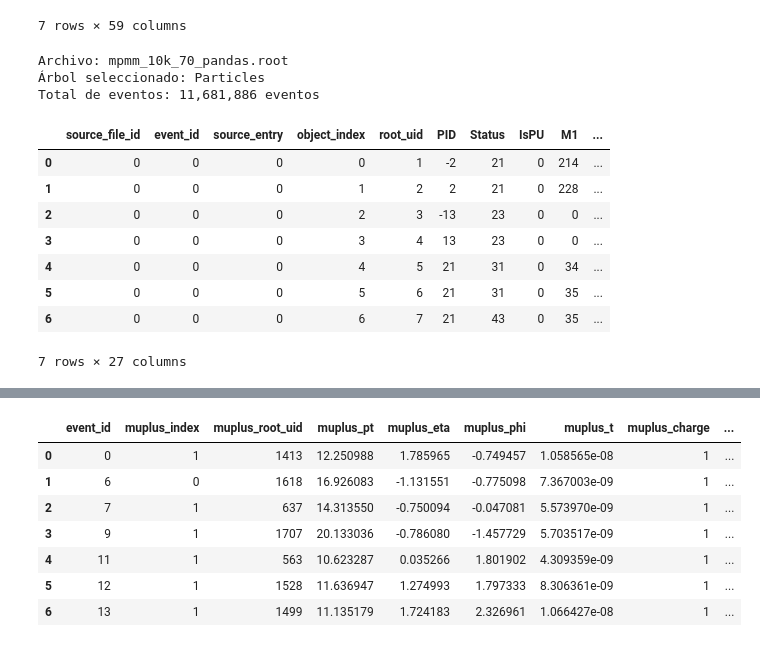
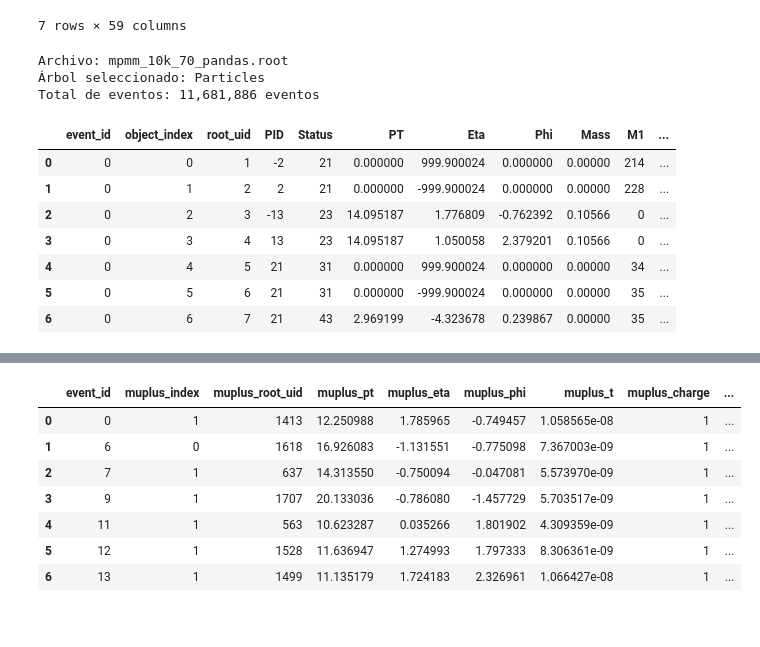
Before and after one commit to MASilva139/ECFM-PF, a Jupyter notebook: MadGraph/pp_mpmm.ipynb, the cells around one changed output, grey strips where cells are left out. Cells and saved outputs as stored; diff of their text form; code cells hidden in the pictures.

```diff
--- a/MadGraph/pp_mpmm.ipynb
+++ b/MadGraph/pp_mpmm.ipynb
@@ -174,7 +179,7 @@ Total de eventos: 10,000 eventos
 # %%
 io.load_dataframe(
     branches=io.txt_data("particle"),
-    dataset='mpmm_10k_70',
+    dataset=DATASET,
 ).head()
 # %% [output]
 Ramas cargadas desde: C:\Users\mario\Documents\PF\MadGraph\analysis\particle.txt
@@ -214,3 +219,11 @@ Ramas internas de ROOT excluidas:
  - Photons: 110 filas
  - ScalarHT: 10,000 filas
  - Weights: 2,920,000 filas
+# %%
+dset = 'mpmm_10k_70_p'
+df_events = io.load_dataframe(
+    branches=None,
+    dataset=dset,
+    tree_path='Events'
+)
+df_events.head()
@@ -217,7 +265,7 @@ Ramas internas de ROOT excluidas:
 # %%
 df_muons = io.load_dataframe(
     branches=None,
-    dataset='mpmm_10k_70_p',
+    dataset=dset,
     tree_path='Muons'
 )
 df_muons.head(7)
@@ -237,7 +375,7 @@ Total de eventos: 13,533 eventos
 # %%
 df_jets = io.load_dataframe(
     branches=None,
-    dataset='mpmm_10k_70_p',
+    dataset=dset,
     tree_path='Jets'
 )
 df_jets.head(7)
@@ -255,22 +393,36 @@ Total de eventos: 2,835 eventos
 | 6 | 0 | 25 | 25 | 0 | 0 | 22.599998 | 1.971690 | -1.055573 | 1.041879e-08 | ... |
 7 rows × 59 columns
 # %%
+particle_branches = [
+    "event_id",
+    "object_index",
+    "root_uid",
+    "PID",
+    "Status",
+    "PT",
+    "Eta",
+    "Phi",
+    "Mass",
+    "M1",
+    "M2",
+    "D1",
+    "D2",
+]
 df_particles = io.load_dataframe(
-    branches=None,
-    dataset='mpmm_10k_70_p',
+    branches=particle_branches,
+    dataset=dset,
     tree_path='Particles'
 )
 df_particles.head(7)
 # %% [output]
 Archivo: mpmm_10k_70_pandas.root
 Árbol seleccionado: Particles
 Total de eventos: 11,681,886 eventos
-|  | source_file_id | event_id | source_entry | object_index | root_uid | PID | Status | IsPU | M1 | ... |
-| 0 | 0 | 0 | 0 | 0 | 1 | -2 | 21 | 0 | 214 | ... |
-| 1 | 0 | 0 | 0 | 1 | 2 | 2 | 21 | 0 | 228 | ... |
-| 2 | 0 | 0 | 0 | 2 | 3 | -13 | 23 | 0 | 0 | ... |
-| 3 | 0 | 0 | 0 | 3 | 4 | 13 | 23 | 0 | 0 | ... |
-| 4 | 0 | 0 | 0 | 4 | 5 | 21 | 31 | 0 | 34 | ... |
-| 5 | 0 | 0 | 0 | 5 | 6 | 21 | 31 | 0 | 35 | ... |
-| 6 | 0 | 0 | 0 | 6 | 7 | 21 | 43 | 0 | 35 | ... |
+|  | event_id | object_index | root_uid | PID | Status | PT | Eta | Phi | Mass | M1 | ... |
+| 0 | 0 | 0 | 1 | -2 | 21 | 0.000000 | 999.900024 | 0.000000 | 0.00000 | 214 | ... |
+| 1 | 0 | 1 | 2 | 2 | 21 | 0.000000 | -999.900024 | 0.000000 | 0.00000 | 228 | ... |
+| 2 | 0 | 2 | 3 | -13 | 23 | 14.095187 | 1.776809 | -0.762392 | 0.10566 | 0 | ... |
+| 3 | 0 | 3 | 4 | 13 | 23 | 14.095187 | 1.050058 | 2.379201 | 0.10566 | 0 | ... |
+| 4 | 0 | 4 | 5 | 21 | 31 | 0.000000 | 999.900024 | 0.000000 | 0.00000 | 34 | ... |
+| 5 | 0 | 5 | 6 | 21 | 31 | 0.000000 | -999.900024 | 0.000000 | 0.00000 | 35 | ... |
+| 6 | 0 | 6 | 7 | 21 | 43 | 2.969199 | -4.323678 | 0.239867 | 0.00000 | 35 | ... |
-7 rows × 27 columns
```
Also changed, not shown: parts of 26 cells of this notebook, 43 other files.
